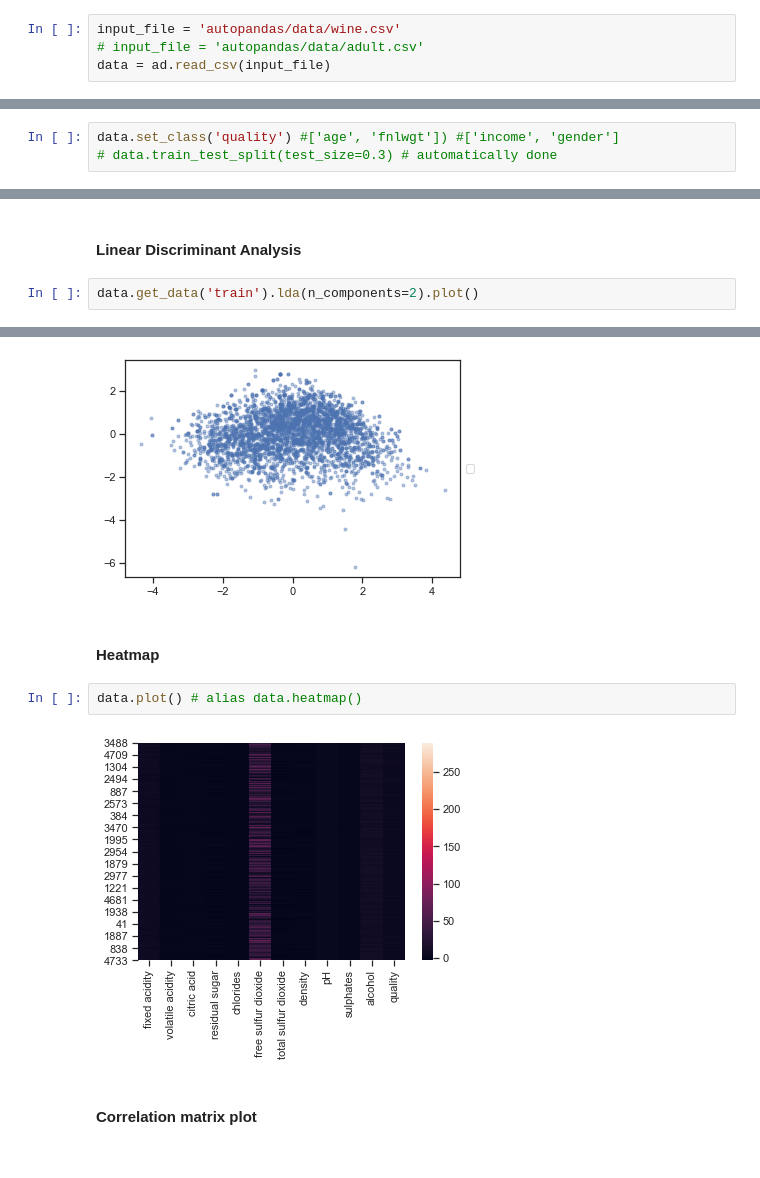
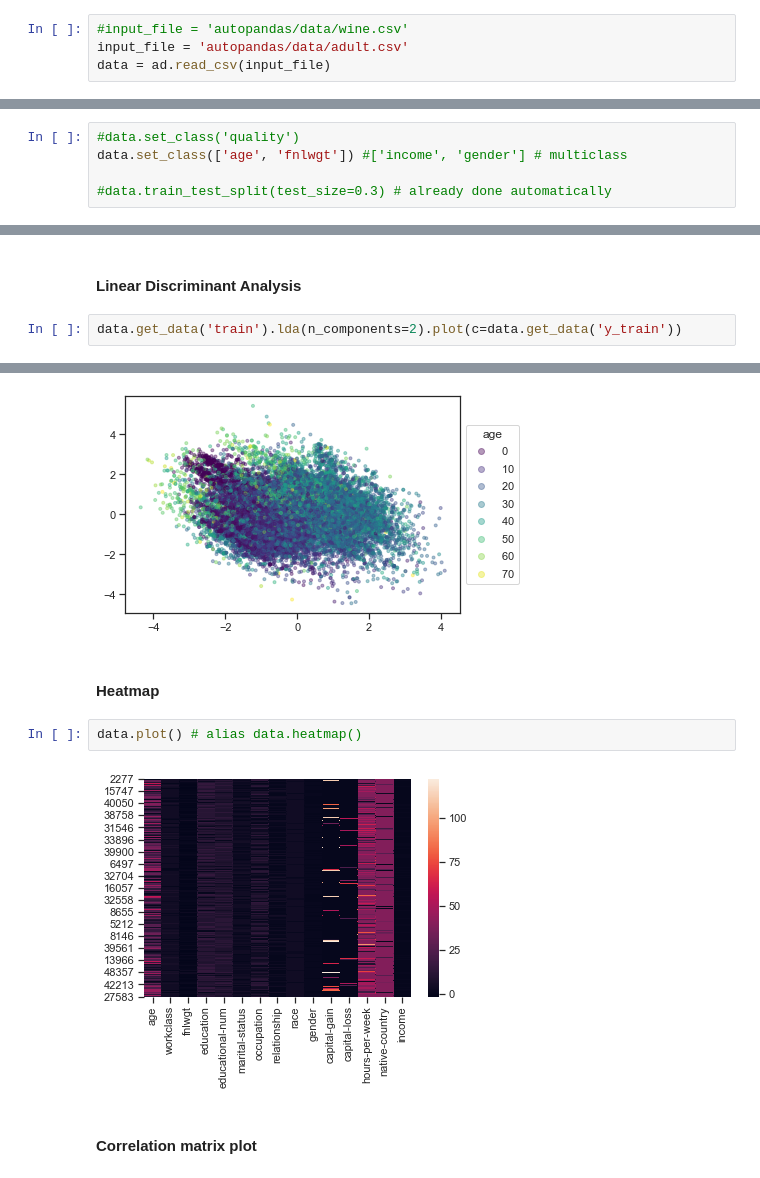
Before and after one commit to Didayolo/autopandas, a Jupyter notebook: AutoPandas_workspace.ipynb, the cells around one changed output, grey strips where cells are left out. Cells and saved outputs as stored; diff of their text form.

Commit message:
Fix plots and LDA functions.

```diff
--- a/AutoPandas_workspace.ipynb
+++ b/AutoPandas_workspace.ipynb
@@ -17,8 +17,8 @@ ad.AutoData is a subclass of pd.DataFrame representing 2D data frames:
 * Examples are in rows
 * Features are in columns
 # %%
-input_file = 'autopandas/data/wine.csv'
-# input_file = 'autopandas/data/adult.csv'
+#input_file = 'autopandas/data/wine.csv'
+input_file = 'autopandas/data/adult.csv'
 data = ad.read_csv(input_file)
 # %% [markdown]
 **Keys:**
@@ -40,8 +40,10 @@ data.get_data('header')
 # %% [markdown]
 #### Set the target variable (class) if needed
 # %%
-data.set_class('quality') #['age', 'fnlwgt']) #['income', 'gender']
-# data.train_test_split(test_size=0.3) # automatically done
+#data.set_class('quality')
+data.set_class(['age', 'fnlwgt']) #['income', 'gender'] # multiclass
+
+#data.train_test_split(test_size=0.3) # already done automatically
 # %% [markdown]
 #### Get a subset of data
 # %%
@@ -156,5 +165,5 @@ data.tsne().plot(c=data.get_data('y'))
 # %% [markdown]
 #### Linear Discriminant Analysis
 # %%
-data.get_data('train').lda(n_components=2).plot()
+data.get_data('train').lda(n_components=2).plot(c=data.get_data('y_train'))
 # %% [output]
@@ -161,10 +173,10 @@ data.get_data('train').lda(n_components=2).plot()
-[figure, old version]
+[figure, new version]
 # %% [markdown]
 #### Heatmap
 # %%
 data.plot() # alias data.heatmap()
 # %% [output]
-[figure, old version]
+[figure, new version]
 # %% [markdown]
 #### Correlation matrix plot
 # %%
```
Also changed, not shown: parts of 18 cells of this notebook, 4 other files.
